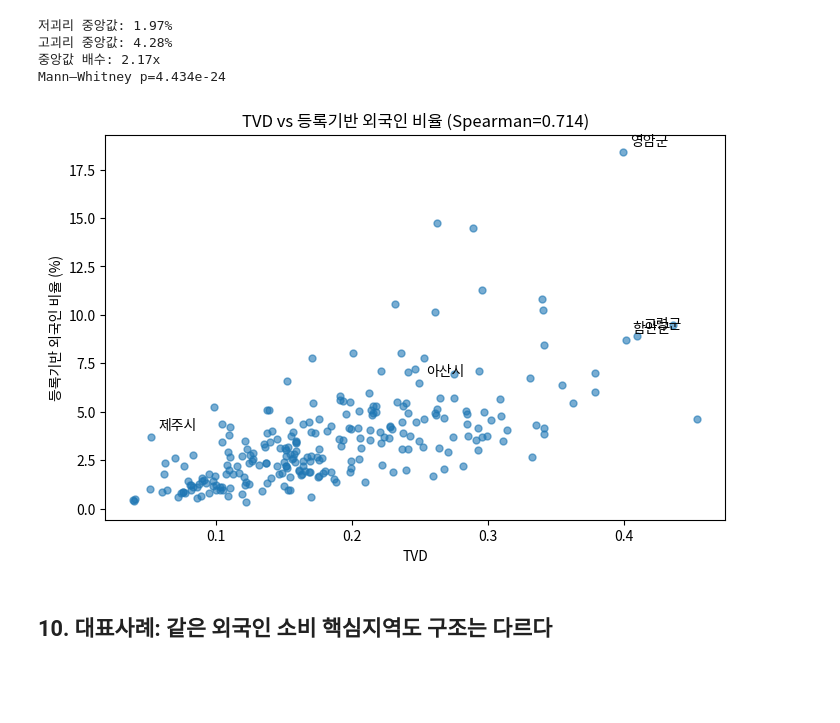
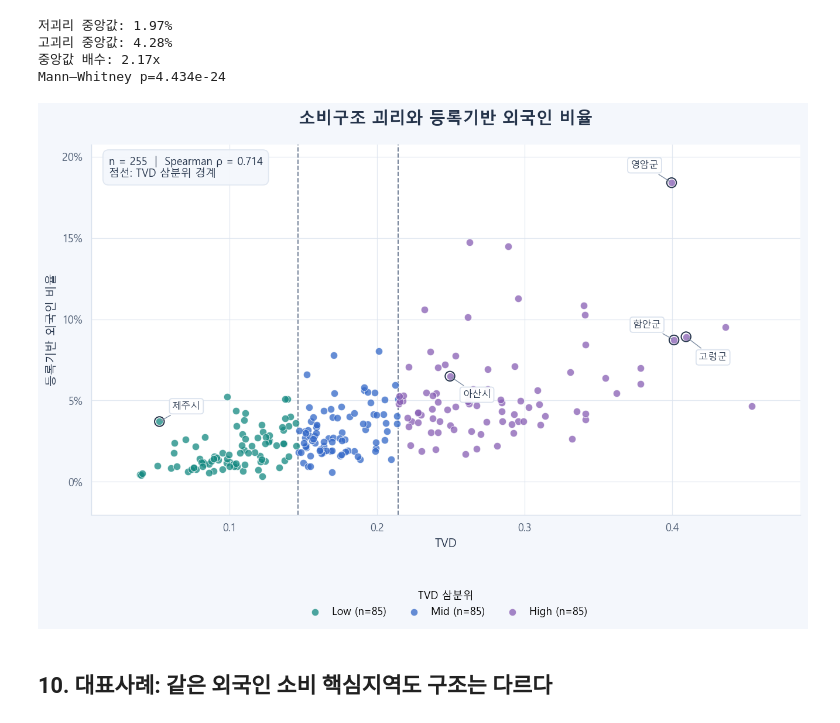
Before and after one commit to Heisenberg0607/bc_card_data_analysis, a Jupyter notebook: BC_analysis.ipynb, the cells around one changed output. Cells and saved outputs as stored; diff of their text form; code cells hidden in the pictures; blank space fills up the shorter version.

```diff
--- a/BC_analysis.ipynb
+++ b/BC_analysis.ipynb
@@ -479,15 +534,18 @@ AMT Pearson / Spearman: 0.8751688870876112 0.8845708830971676
 CNT Pearson / Spearman: 0.8821514104896784 0.8965092869833746
 AMT regression R²: 0.7659205809261682
 # %%
-fig, ax=plt.subplots(figsize=(8,5))
-ax.scatter(x,y_amt,s=25,alpha=.6)
-xx=np.linspace(x.min(),x.max(),100)
-ax.plot(xx,model.params.iloc[0]+model.params.iloc[1]*xx)
-for r in ['제주특별자치도 제주시','제주특별자치도 서귀포시','전라남도 영암군']:
+fig,ax=plt.subplots(figsize=(10,6.8))
+category_scatter(ax,x,y_amt,core['structure'],STRUCTURE_COLORS)
+xx=np.linspace(x.min(),x.max(),200)
+ax.plot(xx,model.params.iloc[0]+model.params.iloc[1]*xx,color=COLORS['ink'],
+        lw=2,label='전체 지역 OLS 추세선',zorder=4)
+for r,offset in zip(['제주특별자치도 제주시','제주특별자치도 서귀포시','전라남도 영암군'],
+                    [(-15,15),(-35,-10),(12,-24)]):
     row=core[core['region']==r].iloc[0]
-    ax.annotate(r.split(' ')[-1],(np.log1p(row['MOJ_registered_foreigners_202606']),np.log1p(row['BC_foreign_amt_total'])),xytext=(5,5),textcoords='offset points')
-ax.set_xlabel('log1p(등록외국인)')
-ax.set_ylabel('log1p(BC 외국인 이용금액)')
-ax.set_title('등록외국인 규모와 BC 외국인 소비규모')
+    label_region(ax,r,np.log1p(row['MOJ_registered_foreigners_202606']),
+                 np.log1p(row['BC_foreign_amt_total']),offset)
+style_axes(ax,'등록외국인 규모와 BC 외국인 소비규모','log1p(등록외국인 수)','log1p(BC 외국인 이용금액)')
+note(ax,f'n = {len(core):,}  |  OLS R² = {model.rsquared:.3f}\nPearson r = {pearsonr(x,y_amt).statistic:.3f}')
+legend_below(ax,ncol=3)
 plt.show()
 # %% [output]
@@ -547,17 +605,25 @@ print(f'Mann–Whitney p={u.pvalue:.3e}')
 중앙값 배수: 2.17x
 Mann–Whitney p=4.434e-24
 # %%
-fig, ax=plt.subplots(figsize=(8,5))
-ax.scatter(core['tvd_amt'],core['registered_foreign_share']*100,s=25,alpha=.6)
-for r in ['제주특별자치도 제주시','전라남도 영암군','경상북도 고령군','경상남도 함안군','충청남도 아산시']:
+fig,ax=plt.subplots(figsize=(10,6.8))
+tertile_colors={'Low':COLORS['teal'],'Mid':COLORS['blue'],'High':COLORS['purple']}
+category_scatter(ax,core['tvd_amt'],core['registered_foreign_share']*100,
+                 core['tvd_tertile'],tertile_colors)
+tvd_cuts=core['tvd_amt'].quantile([1/3,2/3]).to_numpy()
+for cut in tvd_cuts:
+    ax.axvline(cut,color=COLORS['muted'],ls='--',lw=1.1,zorder=2)
+for r,offset in zip(['제주특별자치도 제주시','전라남도 영암군','경상북도 고령군',
+                     '경상남도 함안군','충청남도 아산시'],
+                    [(12,12),(-12,14),(12,-22),(-12,12),(12,-20)]):
     row=core[core['region']==r].iloc[0]
-    ax.annotate(r.split(' ')[-1],(row['tvd_amt'],row['registered_foreign_share']*100),xytext=(5,5),textcoords='offset points')
-ax.set_xlabel('TVD')
-ax.set_ylabel('등록기반 외국인 비율 (%)')
-ax.set_title(f'TVD vs 등록기반 외국인 비율 (Spearman={sr.statistic:.3f})')
+    label_region(ax,r,row['tvd_amt'],row['registered_foreign_share']*100,offset)
+style_axes(ax,'소비구조 괴리와 등록기반 외국인 비율','TVD','등록기반 외국인 비율')
+ax.yaxis.set_major_formatter(PercentFormatter(xmax=100,decimals=0))
+note(ax,f'n = {len(core):,}  |  Spearman ρ = {sr.statistic:.3f}\n점선: TVD 삼분위 경계')
+legend_below(ax,ncol=3,title='TVD 삼분위')
 plt.show()
 # %% [output]
-[figure, old version]
+[figure, new version]
 # %% [markdown]
 ## 10. 대표사례: 같은 외국인 소비 핵심지역도 구조는 다르다
 # %%
```
Also changed, not shown: parts of 5 cells of this notebook, 19 other files.
